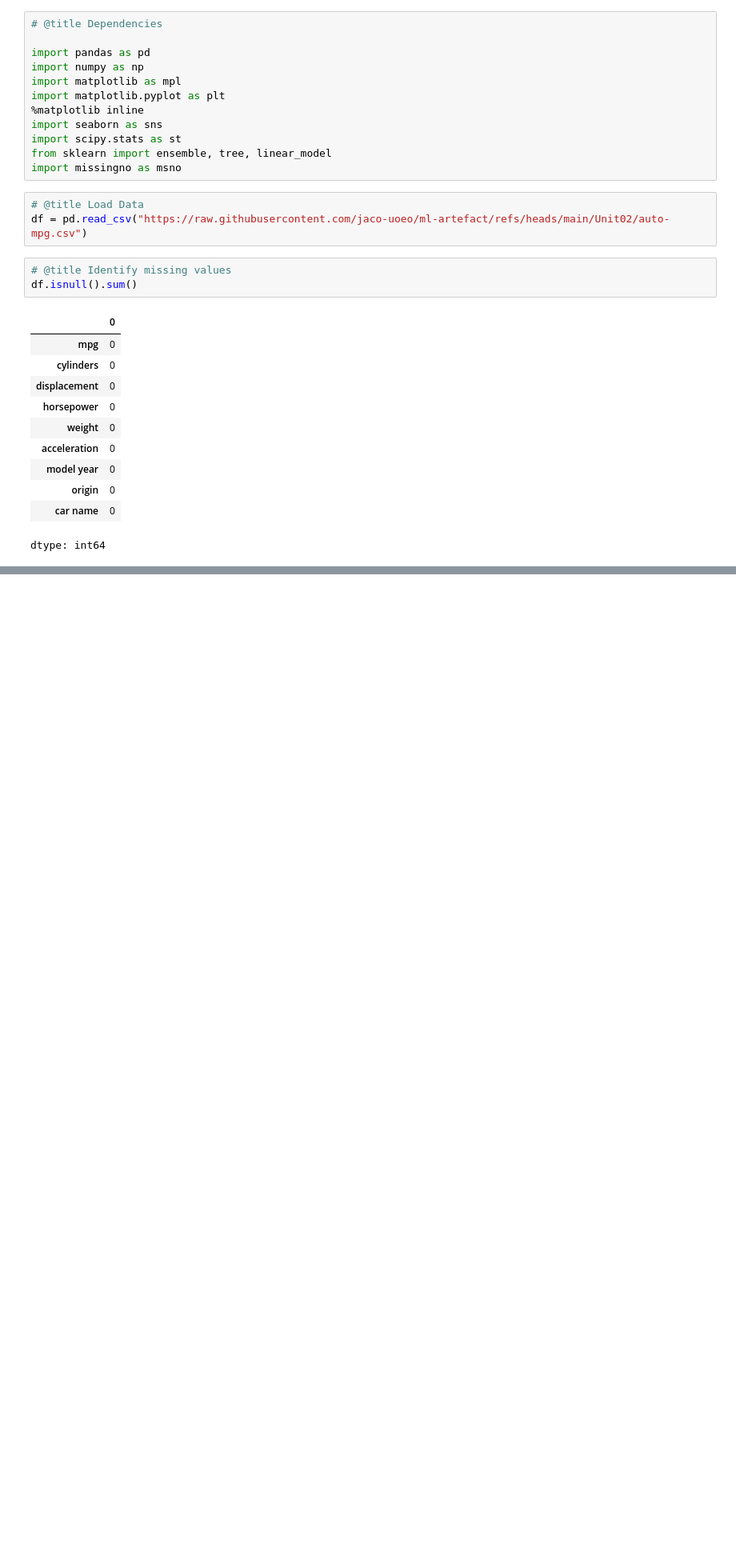
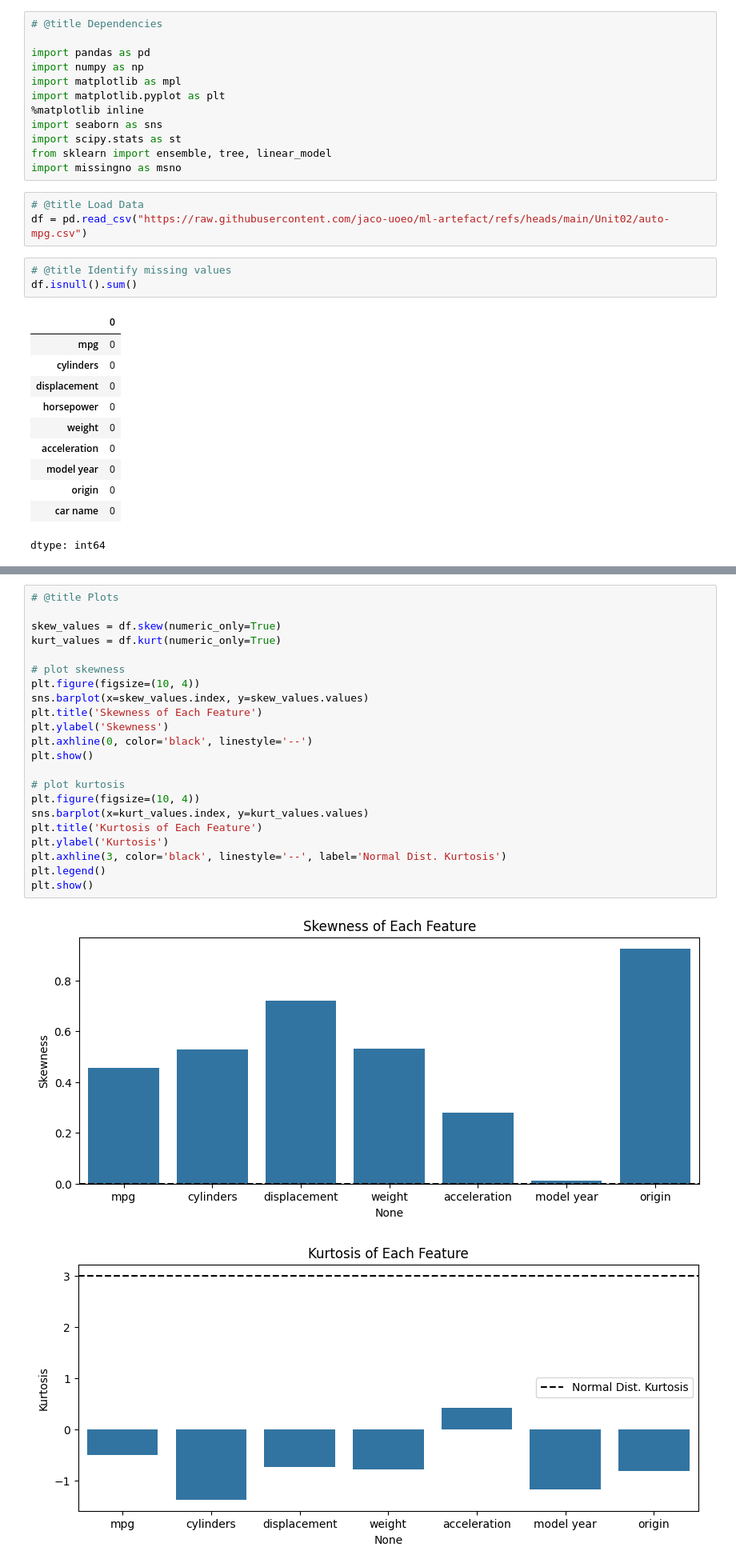
Before and after one commit to jaco-uoeo/ml-artefact, a Jupyter notebook: Unit02/auto_mpgh.ipynb, the cells around one changed output, grey strips where cells are left out. Shown at 80% size. Drawn from its saved outputs; the diff is of its cells as text; blank space fills up the shorter version.

```diff
--- a/Unit02/auto_mpgh.ipynb
+++ b/Unit02/auto_mpgh.ipynb
@@ -45,0 +71,25 @@ We can see there are no missing values in the dataset.
+# %%
+# @title Plots
+
+skew_values = df.skew(numeric_only=True)
+kurt_values = df.kurt(numeric_only=True)
+
+# plot skewness
+plt.figure(figsize=(10, 4))
+sns.barplot(x=skew_values.index, y=skew_values.values)
+plt.title('Skewness of Each Feature')
+plt.ylabel('Skewness')
+plt.axhline(0, color='black', linestyle='--')
+plt.show()
+
+# plot kurtosis
+plt.figure(figsize=(10, 4))
+sns.barplot(x=kurt_values.index, y=kurt_values.values)
+plt.title('Kurtosis of Each Feature')
+plt.ylabel('Kurtosis')
+plt.axhline(3, color='black', linestyle='--', label='Normal Dist. Kurtosis')
+plt.legend()
+plt.show()
+# %% [output]
+[figure, added]
+[figure, added]
```
Also changed, not shown: parts of 12 cells of this notebook.
